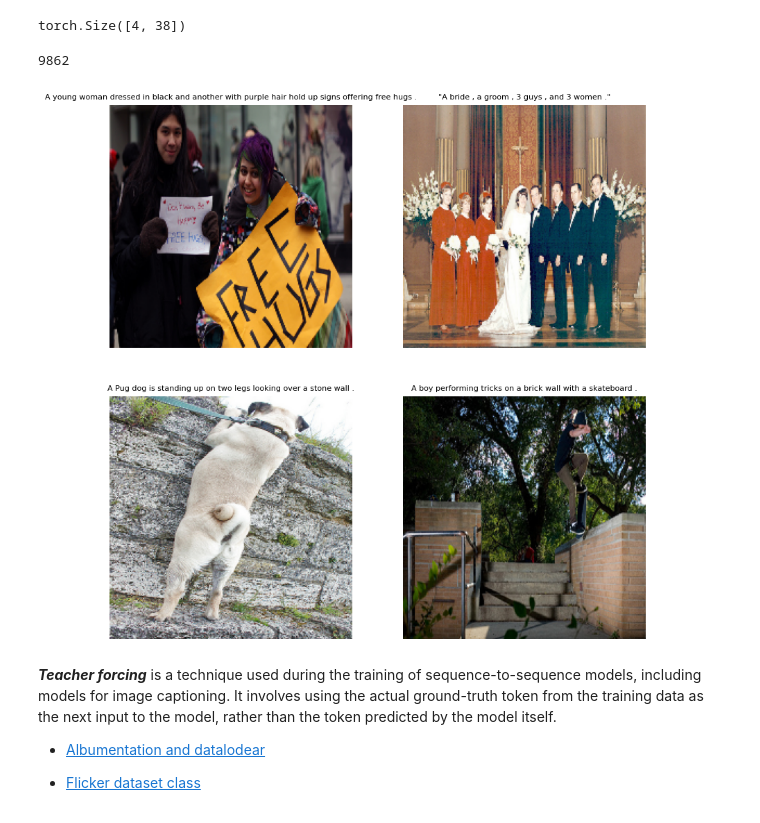
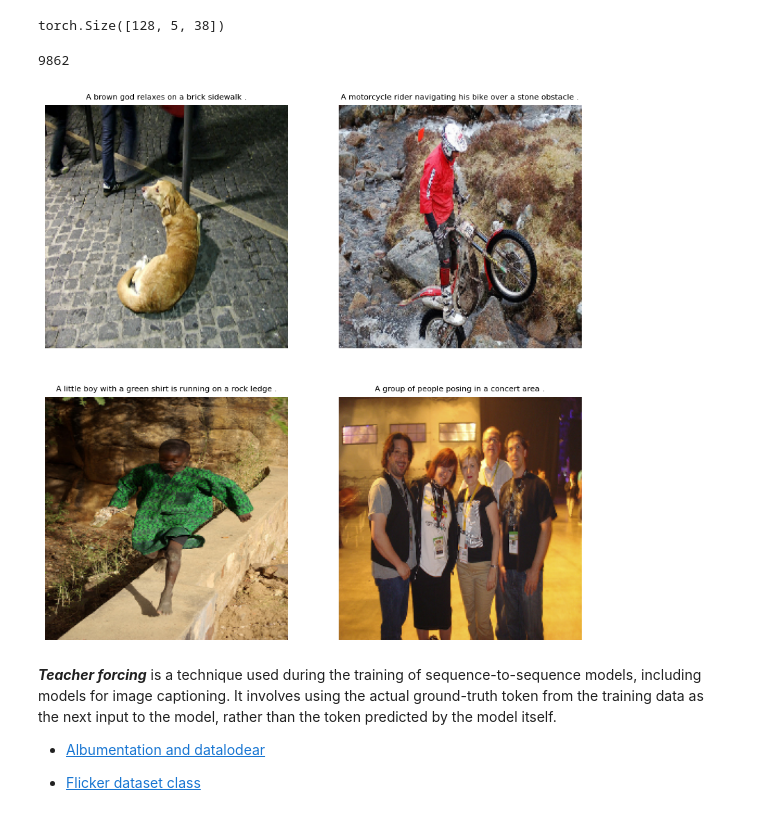
Before and after one commit to mahdisabetkish/Vision2Words, a Jupyter notebook: Flicker8k.ipynb, the cells around one changed output. Cells and saved outputs as stored; diff of their text form; code cells hidden in the pictures.

```diff
--- a/Flicker8k.ipynb
+++ b/Flicker8k.ipynb
@@ -28,6 +28,8 @@ Downloaded Flickr8k dataset successfully.
 import torch
 import numpy as np
 import albumentations as A
+import os
+
 from torch.utils.data import DataLoader, Dataset
 from PIL import Image
 
@@ -141,7 +143,7 @@ def Flicker8k_collate_fn(batch, max_token_len):
 image_dir = '/content/flickr8k/Images'
 caption_file = '/content/flickr8k/captions.txt'
 
-batch_size = 4
+batch_size = 128
 my_data = Flicker8KDataset(image_dir, caption_file)
 
 # Use the max_token_len from the dataset instance
@@ -153,9 +155,8 @@ images, caption, token, id = next(iter(loader_flicker))
 
 (type(token), len(token), len(token[1]), len(token[0][0]), token[1], token[1][1])
 token.shape
-token[:, 1, :]
 # %% [output]
-torch.Size([4, 38])
+torch.Size([128, 5, 38])
 # %%
 a = Flicker8KDataset(image_dir, caption_file)
 vocab = a.build_word_vocab()
@@ -165,16 +166,16 @@ len(vocab)
 # %%
 import matplotlib.pyplot as plt
 plt.figure(figsize=(10, 10))
-for i in range(batch_size):
+for i in range(4):
     plt.subplot(2, 2, i + 1)
     plt.imshow(images[i])
-    plt.title(caption[i][0], fontsize = 8)
+    plt.title(caption[i][1], fontsize = 8)
     plt.axis('off')
 
 # plt.tight_layout()
 plt.show()
 # %% [output]
-[figure, old version]
+[figure, new version]
 # %% [markdown]
 ***Teacher forcing*** is a technique used during the training of sequence-to-sequence models, including models for image captioning. It involves using the actual ground-truth token from the training data as the next input to the model, rather than the token predicted by the model itself.
 
```
Also changed, not shown: parts of 5 cells of this notebook.
